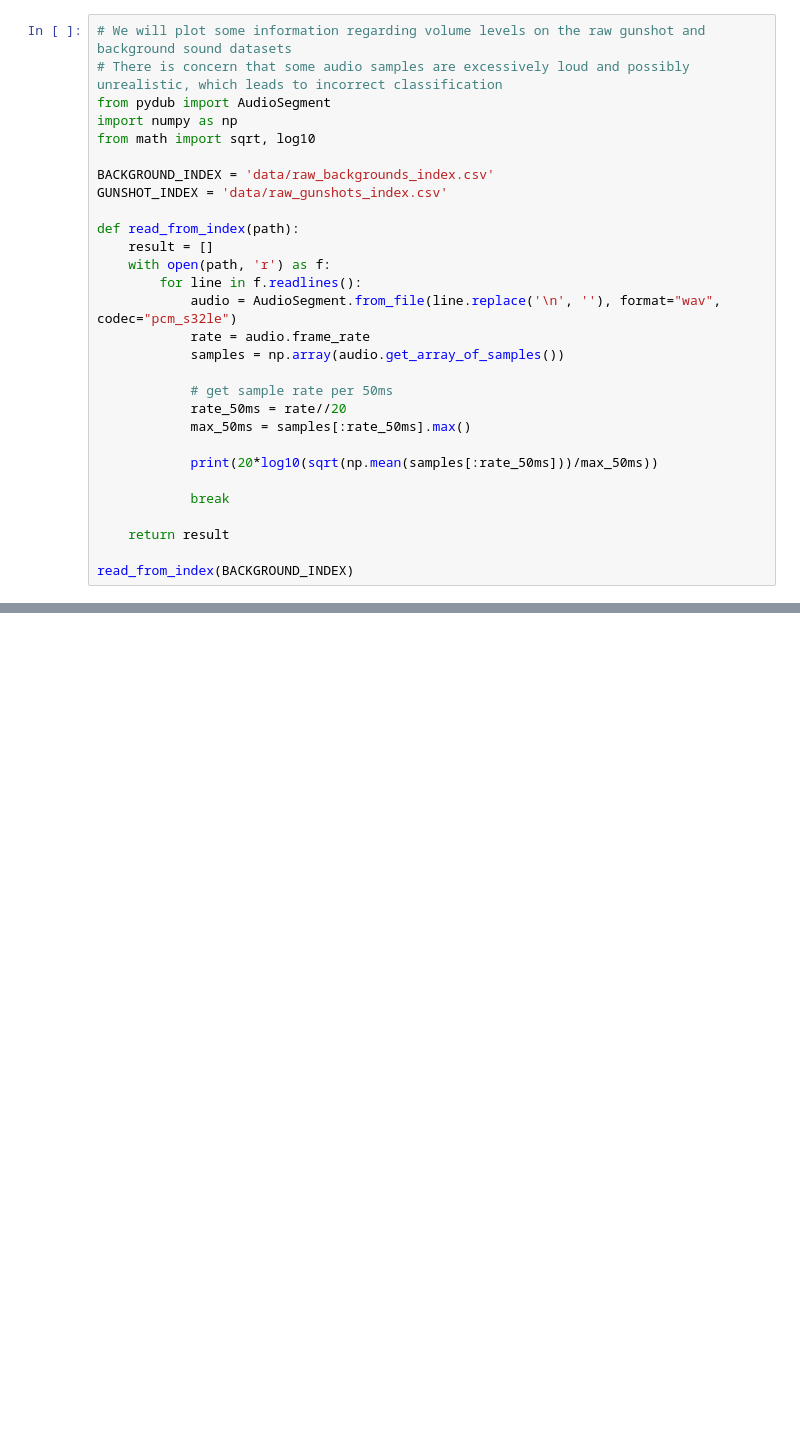
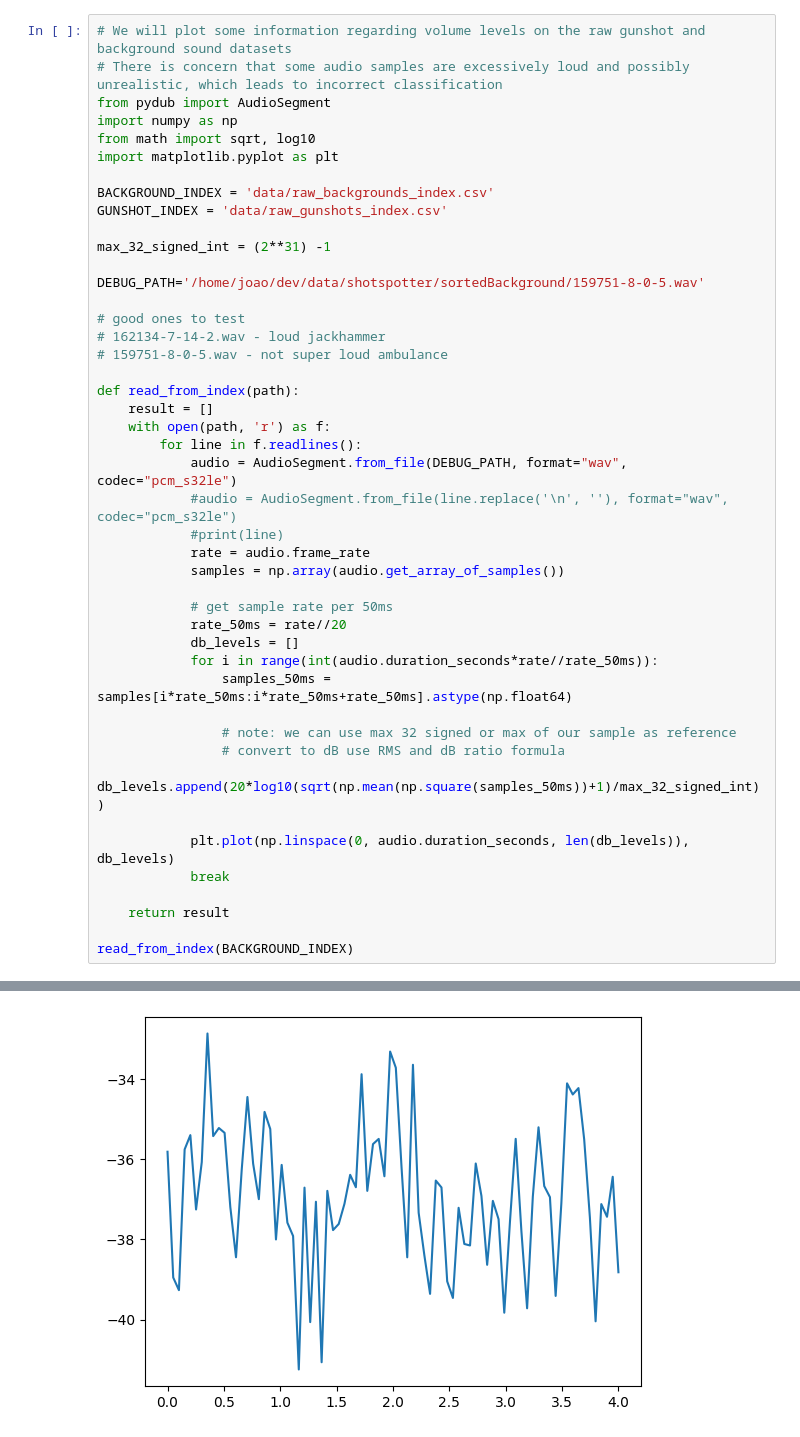
Before and after one commit to khood5/MLAudio, a Jupyter notebook: shotspotter/analysis.ipynb, the cells around one changed output, grey strips where cells are left out. Cells and saved outputs as stored; diff of their text form; blank space fills up the shorter version.

Commit message:
dB level for each audio sample plotting

```diff
--- a/shotspotter/analysis.ipynb
+++ b/shotspotter/analysis.ipynb
@@ -4,24 +4,40 @@
 from pydub import AudioSegment
 import numpy as np
 from math import sqrt, log10
+import matplotlib.pyplot as plt
 
 BACKGROUND_INDEX = 'data/raw_backgrounds_index.csv'
 GUNSHOT_INDEX = 'data/raw_gunshots_index.csv'
+
+max_32_signed_int = (2**31) -1
+
+DEBUG_PATH='/home/joao/dev/data/shotspotter/sortedBackground/159751-8-0-5.wav'
+
+# good ones to test
+# 162134-7-14-2.wav - loud jackhammer
+# 159751-8-0-5.wav - not super loud ambulance
 
 def read_from_index(path):
     result = []
     with open(path, 'r') as f:
         for line in f.readlines():
-            audio = AudioSegment.from_file(line.replace('\n', ''), format="wav", codec="pcm_s32le")
+            audio = AudioSegment.from_file(DEBUG_PATH, format="wav", codec="pcm_s32le")
+            #audio = AudioSegment.from_file(line.replace('\n', ''), format="wav", codec="pcm_s32le")
+            #print(line)
             rate = audio.frame_rate
             samples = np.array(audio.get_array_of_samples())
 
             # get sample rate per 50ms
             rate_50ms = rate//20
-            max_50ms = samples[:rate_50ms].max()
+            db_levels = []
+            for i in range(int(audio.duration_seconds*rate//rate_50ms)):
+                samples_50ms = samples[i*rate_50ms:i*rate_50ms+rate_50ms].astype(np.float64)
 
-            print(20*log10(sqrt(np.mean(samples[:rate_50ms]))/max_50ms))
+                # note: we can use max 32 signed or max of our sample as reference
+                # convert to dB use RMS and dB ratio formula
+                db_levels.append(20*log10(sqrt(np.mean(np.square(samples_50ms))+1)/max_32_signed_int))
 
+            plt.plot(np.linspace(0, audio.duration_seconds, len(db_levels)), db_levels)
             break
 
     return result
@@ -32,0 +48 @@ read_from_index(BACKGROUND_INDEX)
+[figure, added]
```
Also changed, not shown: parts of 1 cell of this notebook.
